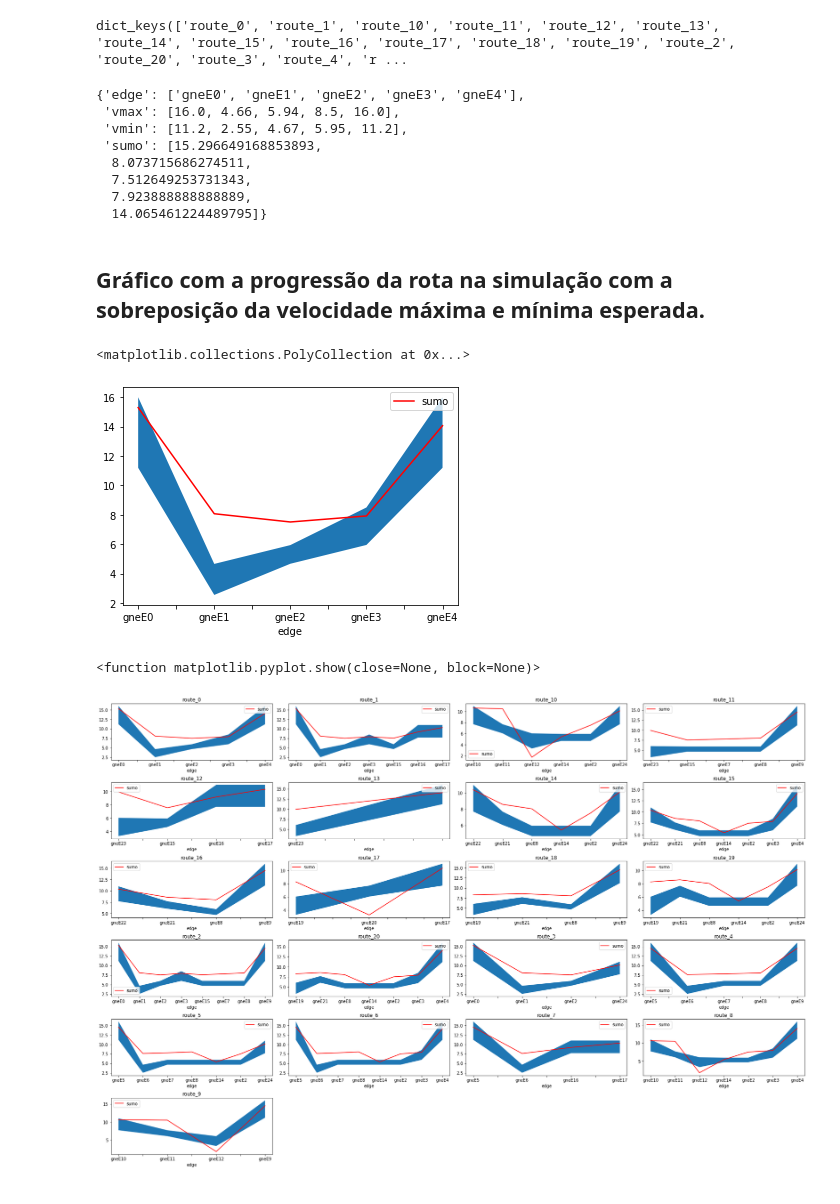
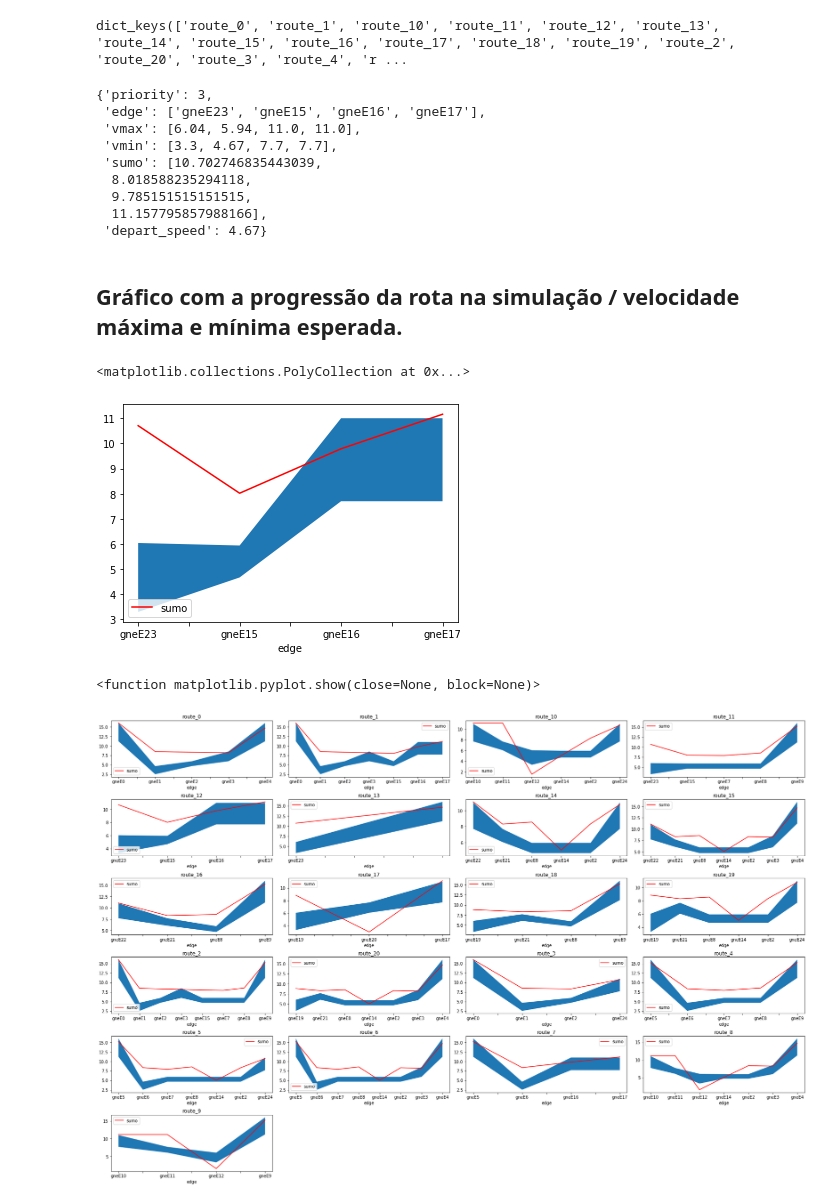
Before and after one commit to jaceguay/pos_big_data_12_artigo, a Jupyter notebook: proposta_b/descricao_malha.ipynb, the cells around one changed output. Cells and saved outputs as stored; diff of their text form; code cells hidden in the pictures.

```diff
--- a/proposta_b/descricao_malha.ipynb
+++ b/proposta_b/descricao_malha.ipynb
@@ -118,7 +136,12 @@ veic_sumo = veics_sumo.groupby(['vehicle_route', 'vehicle_edge'], as_index=False
 rotas_det = {}
 
 for idx, row in rotas.iterrows():
-    rotas_det[row['id']] = {'edge': [], 'vmax': [], 'vmin': [], 'sumo': []}
+    rotas_det[row['id']] = {
+        'priority': malha.loc[malha['id'] == row['edges'].split()[0]]['priority'].values[0],
+        'edge': [],
+        'vmax': [],
+        'vmin': [],
+        'sumo': []}
     for edge in row['edges'].split():
         rotas_det[row['id']]['edge'].append(edge)
         rotas_det[row['id']]['vmax'].append(
@@ -132,27 +155,27 @@ rotas_det.keys()
 # %% [output]
 dict_keys(['route_0', 'route_1', 'route_10', 'route_11', 'route_12', 'route_13', 'route_14', 'route_15', 'route_16', 'route_17', 'route_18', 'route_19', 'route_2', 'route_20', 'route_3', 'route_4', 'r ...
 # %%
-rotas_det['route_0']
+rotas_det['route_12']
 # %% [output]
-{'edge': ['gneE0', 'gneE1', 'gneE2', 'gneE3', 'gneE4'],
- 'vmax': [16.0, 4.66, 5.94, 8.5, 16.0],
- 'vmin': [11.2, 2.55, 4.67, 5.95, 11.2],
- 'sumo': [15.296649168853893,
-  8.073715686274511,
-  7.512649253731343,
-  7.923888888888889,
-  14.065461224489795]}
+{'priority': 3,
+ 'edge': ['gneE23', 'gneE15', 'gneE16', 'gneE17'],
+ 'vmax': [6.04, 5.94, 11.0, 11.0],
+ 'vmin': [3.3, 4.67, 7.7, 7.7],
+ 'sumo': [10.702746835443039,
+  8.018588235294118,
+  9.785151515151515,
+  11.157795857988166],
+ 'depart_speed': 4.67}
 # %% [markdown]
-## Gráfico com a progressão da rota na simulação com a sobreposição da velocidade máxima e mínima esperada.
+## Gráfico com a progressão da rota na simulação / velocidade máxima e mínima esperada.
 # %%
-rota_plot = pd.DataFrame.from_dict(rotas_det['route_0'])
+rota_plot = pd.DataFrame.from_dict(rotas_det['route_12'])
 col = rota_plot.loc[: , 'vmax':'vmin']
-#malha['mean'] = col.mean(axis=1)
 ax  = rota_plot.plot(x='edge', y='sumo', c='red')
 plt.fill_between(x='edge',y1='vmin',y2='vmax', data=rota_plot)
 # %% [output]
 <matplotlib.collections.PolyCollection at 0x...>
-[figure, old version]
+[figure, new version]
 # %%
 fig = plt.figure(figsize=(30, 20))
 fig.subplots_adjust(hspace = .4, wspace=.1)
@@ -167,4 +190,4 @@ for idx, rota in enumerate(rotas_det.keys()):
 plt.show
 # %% [output]
 <function matplotlib.pyplot.show(close=None, block=None)>
-[figure, old version]
+[figure, new version]
```
Also changed, not shown: parts of 10 cells of this notebook, 3 other files.
